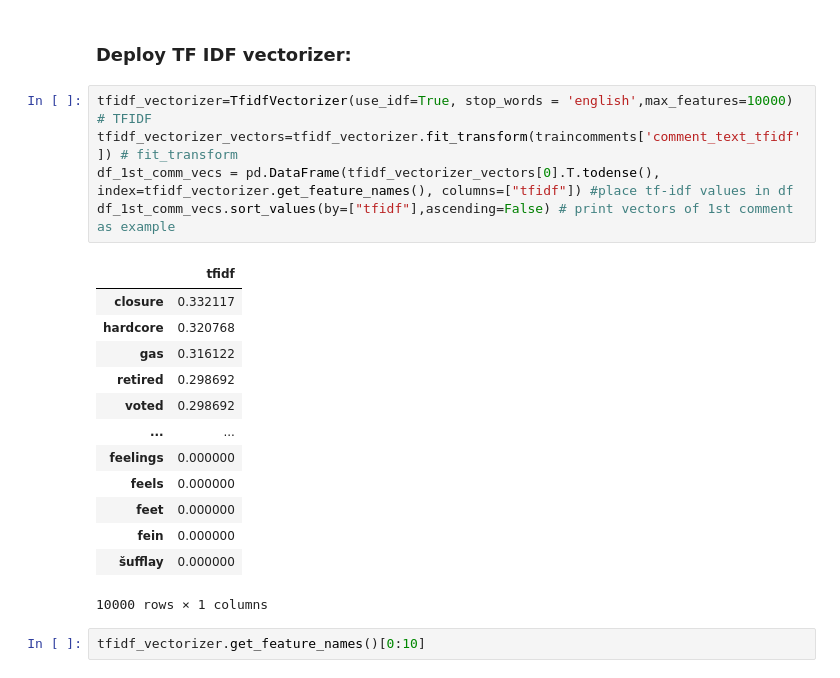
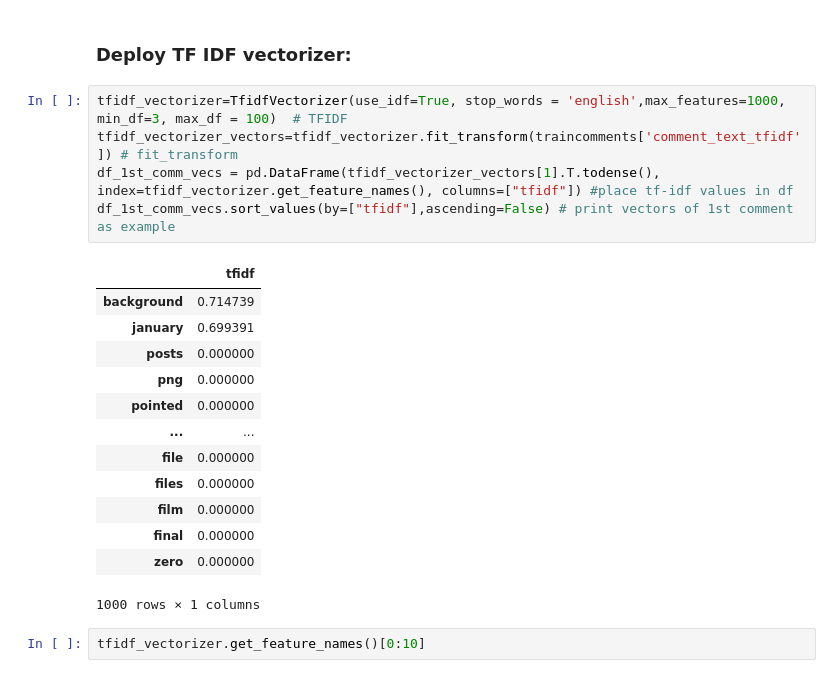
Before and after one commit to orbenishay/Classification, a Jupyter notebook: Toxic_comments_classification.ipynb, the cells around one changed output. Drawn from its saved outputs; the diff is of its cells as text.

```diff
--- a/Toxic_comments_classification.ipynb
+++ b/Toxic_comments_classification.ipynb
@@ -478,24 +478,24 @@ traincomments['comment_text_tfidf'] = traincomments['comment_text_tfidf'].apply(
 # %% [markdown]
 ### **Deploy TF IDF vectorizer:**
 # %%
-tfidf_vectorizer=TfidfVectorizer(use_idf=True, stop_words = 'english',max_features=10000)  # TFIDF
+tfidf_vectorizer=TfidfVectorizer(use_idf=True, stop_words = 'english',max_features=1000, min_df=3, max_df = 100)  # TFIDF
 tfidf_vectorizer_vectors=tfidf_vectorizer.fit_transform(traincomments['comment_text_tfidf']) # fit_transform
-df_1st_comm_vecs = pd.DataFrame(tfidf_vectorizer_vectors[0].T.todense(), index=tfidf_vectorizer.get_feature_names(), columns=["tfidf"]) #place tf-idf values in df
+df_1st_comm_vecs = pd.DataFrame(tfidf_vectorizer_vectors[1].T.todense(), index=tfidf_vectorizer.get_feature_names(), columns=["tfidf"]) #place tf-idf values in df
 df_1st_comm_vecs.sort_values(by=["tfidf"],ascending=False) # print vectors of 1st comment as example
 # %% [output]
 |  | tfidf |
-| closure | 0.332117 |
-| hardcore | 0.320768 |
-| gas | 0.316122 |
-| retired | 0.298692 |
-| voted | 0.298692 |
+| background | 0.714739 |
+| january | 0.699391 |
+| posts | 0.000000 |
+| png | 0.000000 |
+| pointed | 0.000000 |
 | ... | ... |
-| feelings | 0.000000 |
-| feels | 0.000000 |
-| feet | 0.000000 |
-| fein | 0.000000 |
-| šufflay | 0.000000 |
+| file | 0.000000 |
+| files | 0.000000 |
+| film | 0.000000 |
+| final | 0.000000 |
+| zero | 0.000000 |
-10000 rows × 1 columns
+1000 rows × 1 columns
 # %%
 tfidf_vectorizer.get_feature_names()[0:10]
 # %% [output]
```
Also changed, not shown: parts of 18 cells of this notebook.
